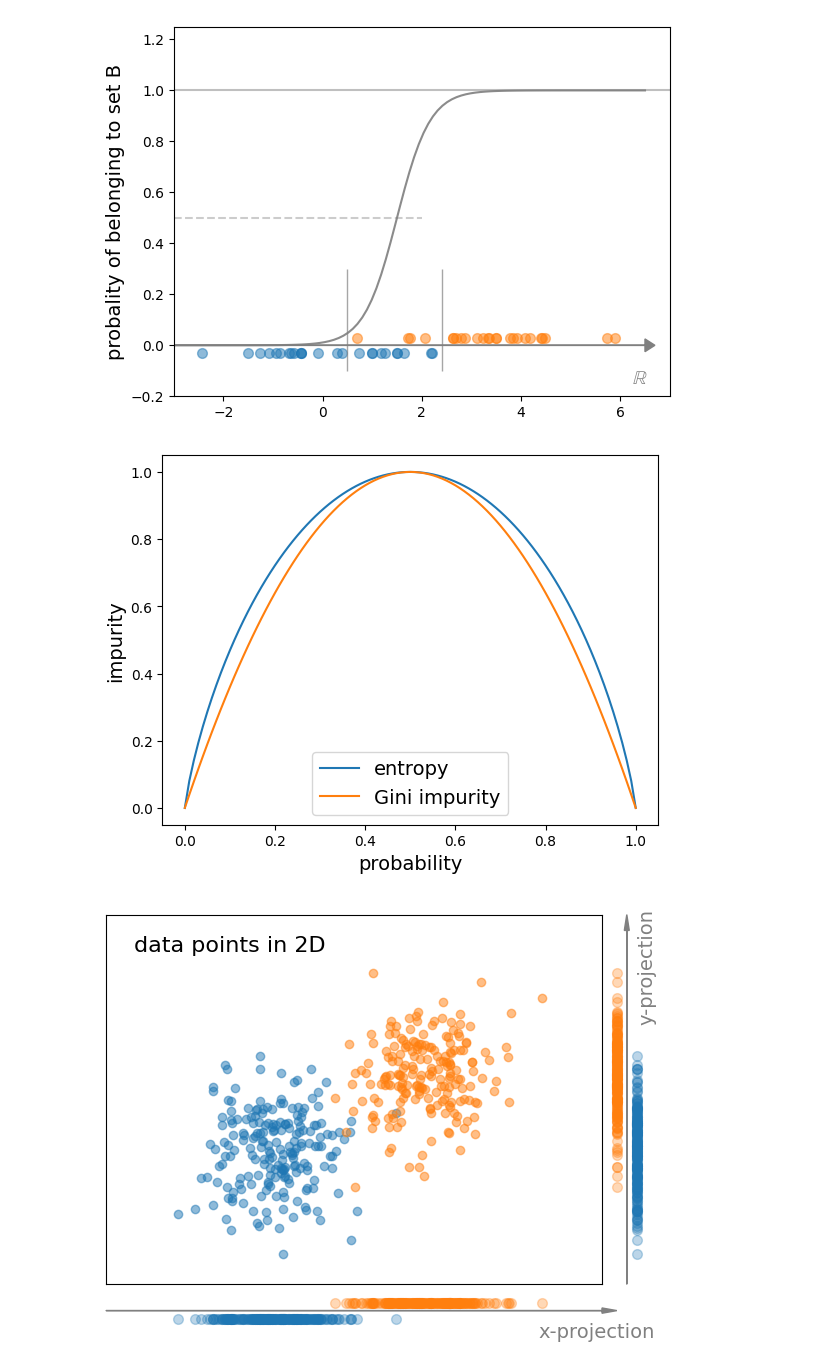
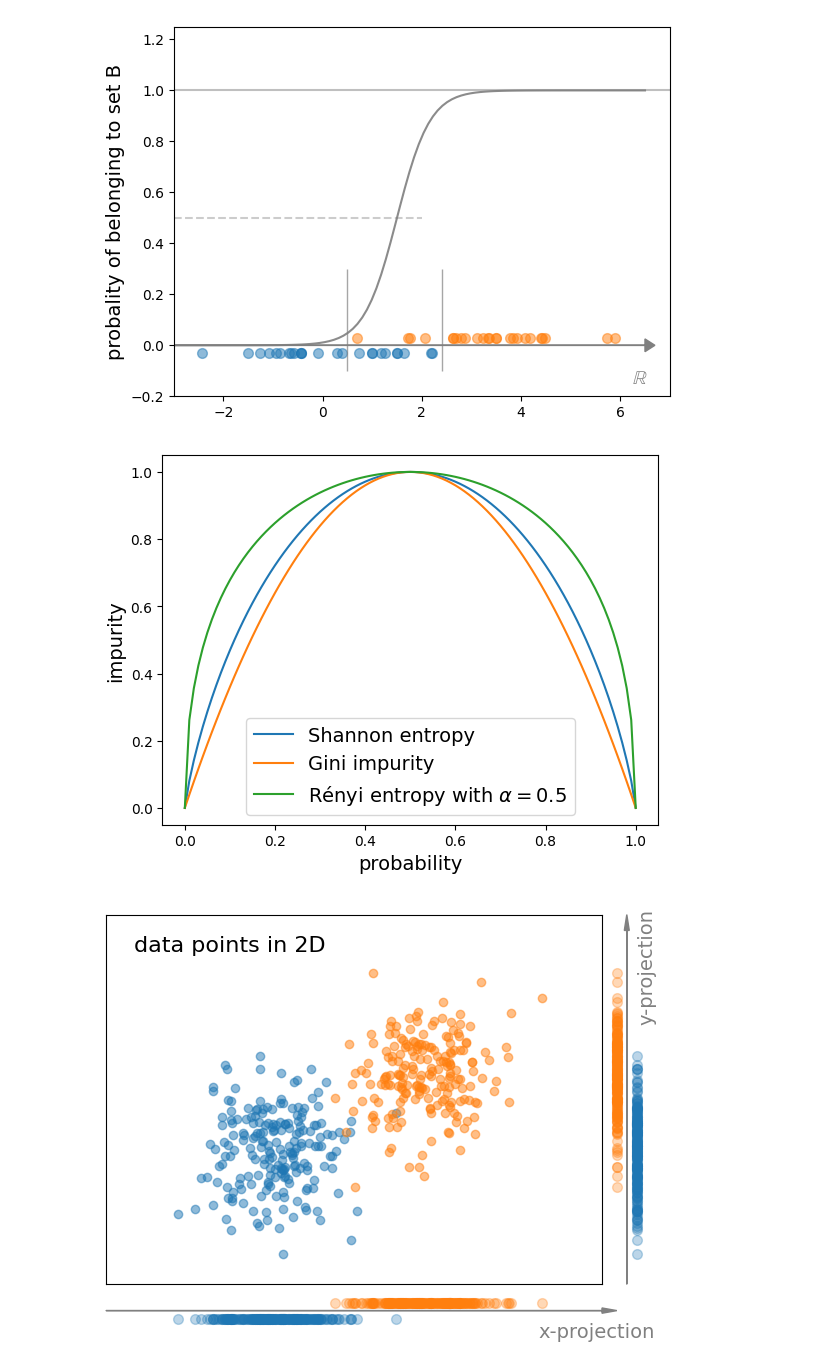
Before and after one commit to ajakovac/ML-in-Practice-I, a Jupyter notebook: calculations.ipynb, the cells around one changed output. Drawn from its saved outputs; the diff is of its cells as text; code cells hidden in the pictures.

```diff
--- a/calculations.ipynb
+++ b/calculations.ipynb
@@ -229,17 +229,27 @@ plt.show()
 # %% [output]
 [figure]
 # %%
+def renyi_distribution(alpha):
+    def f(p):
+        if alpha == 1:
+            return -p*np.log2(p+1e-10)-(1-p)*np.log2(1-p+1e-10)
+        else:
+            return 1/(1-alpha)*np.log2(p**alpha + (1-p)**alpha)
+    return f
+
 p = np.linspace(0,1,101)
 fig,ax = plt.subplots()
-ax.plot(p, -p*np.log2(p+1e-10)-(1-p)*np.log2(1-p+1e-10), label='entropy')
+ax.plot(p, -p*np.log2(p+1e-10)-(1-p)*np.log2(1-p+1e-10), label='Shannon entropy')
 ax.plot(p, 4*p*(1-p), label='Gini impurity')
+R = renyi_distribution(0.5)
+ax.plot(p, R(p), label=r'Rényi entropy with $\alpha=0.5$')
 ax.set_xlabel('probability', fontsize=14)
 ax.set_ylabel('impurity', fontsize=14)
 ax.legend(fontsize=14)
 fig.savefig('Pics/impurity_measures.pdf', transparent=True)
 plt.show()
 # %% [output]
-[figure, old version]
+[figure, new version]
 # %%
 np.random.seed(122)
 Npoints = 200
```
Also changed, not shown: parts of 5 cells of this notebook.
